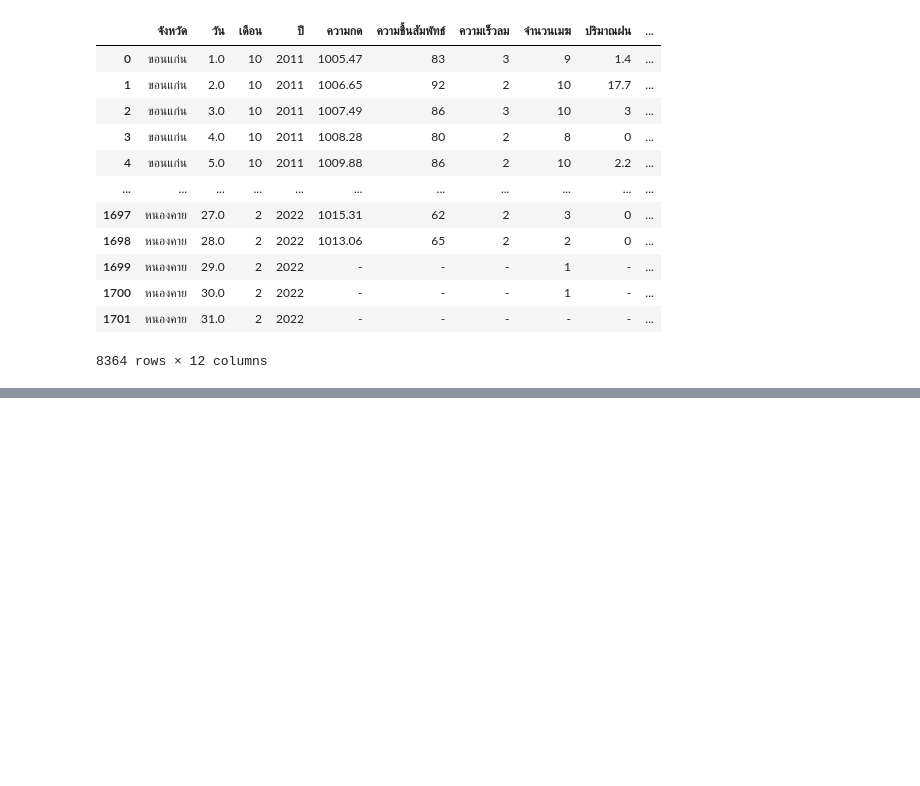
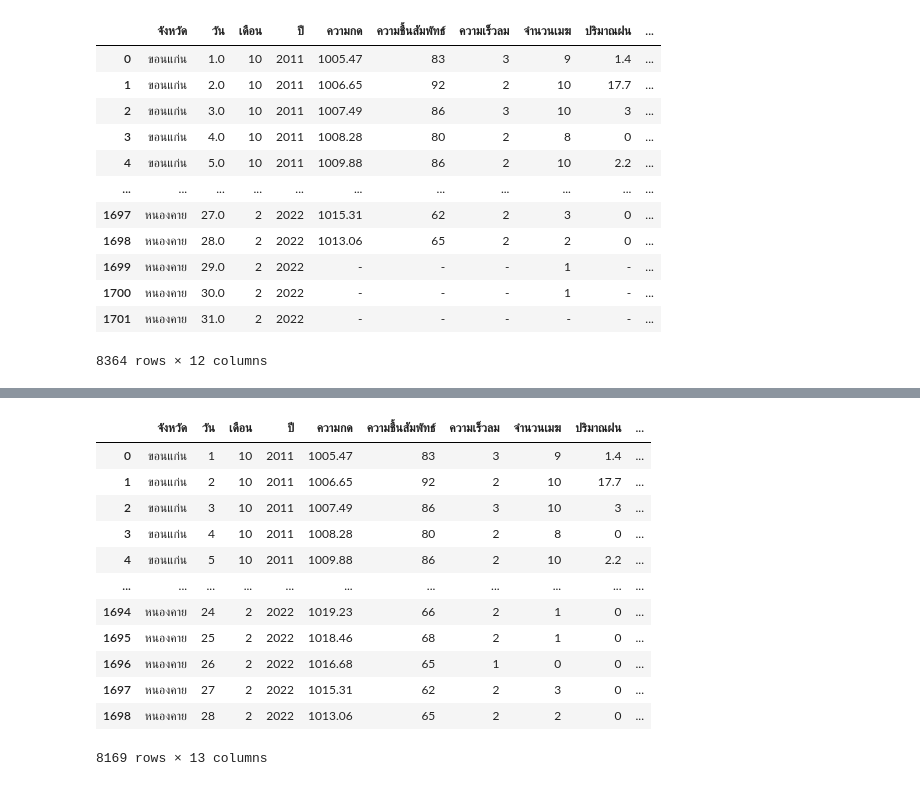
Before and after one commit to nannthd/bsc_dpdm22, a Jupyter notebook: Quiz_Group_5_20_of_Midterm.ipynb, the cells around one changed output, grey strips where cells are left out. Drawn from its saved outputs; the diff is of its cells as text; code cells hidden in the pictures; blank space fills up the shorter version.

```diff
--- a/Quiz_Group_5_20_of_Midterm.ipynb
+++ b/Quiz_Group_5_20_of_Midterm.ipynb
@@ -1315,0 +1337,21 @@ Name: เดือน, dtype: int64
+# %%
+#มาแล้วจ้า ตารางที่อาจารย์ใฝ่ฝัน
+cols=["ปี","เดือน","วัน"]
+FinalTable['date'] = FinalTable[cols].apply(lambda x: '-'.join(x.values.astype(str)), axis="columns")
+FinalTable['date'] = pd.to_datetime(FinalTable['date'], errors='coerce')
+FinalTable = FinalTable.dropna(subset=['date'])
+FinalTable
+# %% [output]
+|  | จังหวัด | วัน | เดือน | ปี | ความกด | ความชื้นสัมพัทธ์ | ความเร็วลม | จำนวนเมฆ | ปริมาณฝน | ... |
+| 0 | ขอนแก่น | 1 | 10 | 2011 | 1005.47 | 83 | 3 | 9 | 1.4 | ... |
+| 1 | ขอนแก่น | 2 | 10 | 2011 | 1006.65 | 92 | 2 | 10 | 17.7 | ... |
+| 2 | ขอนแก่น | 3 | 10 | 2011 | 1007.49 | 86 | 3 | 10 | 3 | ... |
+| 3 | ขอนแก่น | 4 | 10 | 2011 | 1008.28 | 80 | 2 | 8 | 0 | ... |
+| 4 | ขอนแก่น | 5 | 10 | 2011 | 1009.88 | 86 | 2 | 10 | 2.2 | ... |
+| ... | ... | ... | ... | ... | ... | ... | ... | ... | ... | ... |
+| 1694 | หนองคาย | 24 | 2 | 2022 | 1019.23 | 66 | 2 | 1 | 0 | ... |
+| 1695 | หนองคาย | 25 | 2 | 2022 | 1018.46 | 68 | 2 | 1 | 0 | ... |
+| 1696 | หนองคาย | 26 | 2 | 2022 | 1016.68 | 65 | 1 | 0 | 0 | ... |
+| 1697 | หนองคาย | 27 | 2 | 2022 | 1015.31 | 62 | 2 | 3 | 0 | ... |
+| 1698 | หนองคาย | 28 | 2 | 2022 | 1013.06 | 65 | 2 | 2 | 0 | ... |
+8169 rows × 13 columns
```
Also changed, not shown: parts of 6 cells of this notebook.
